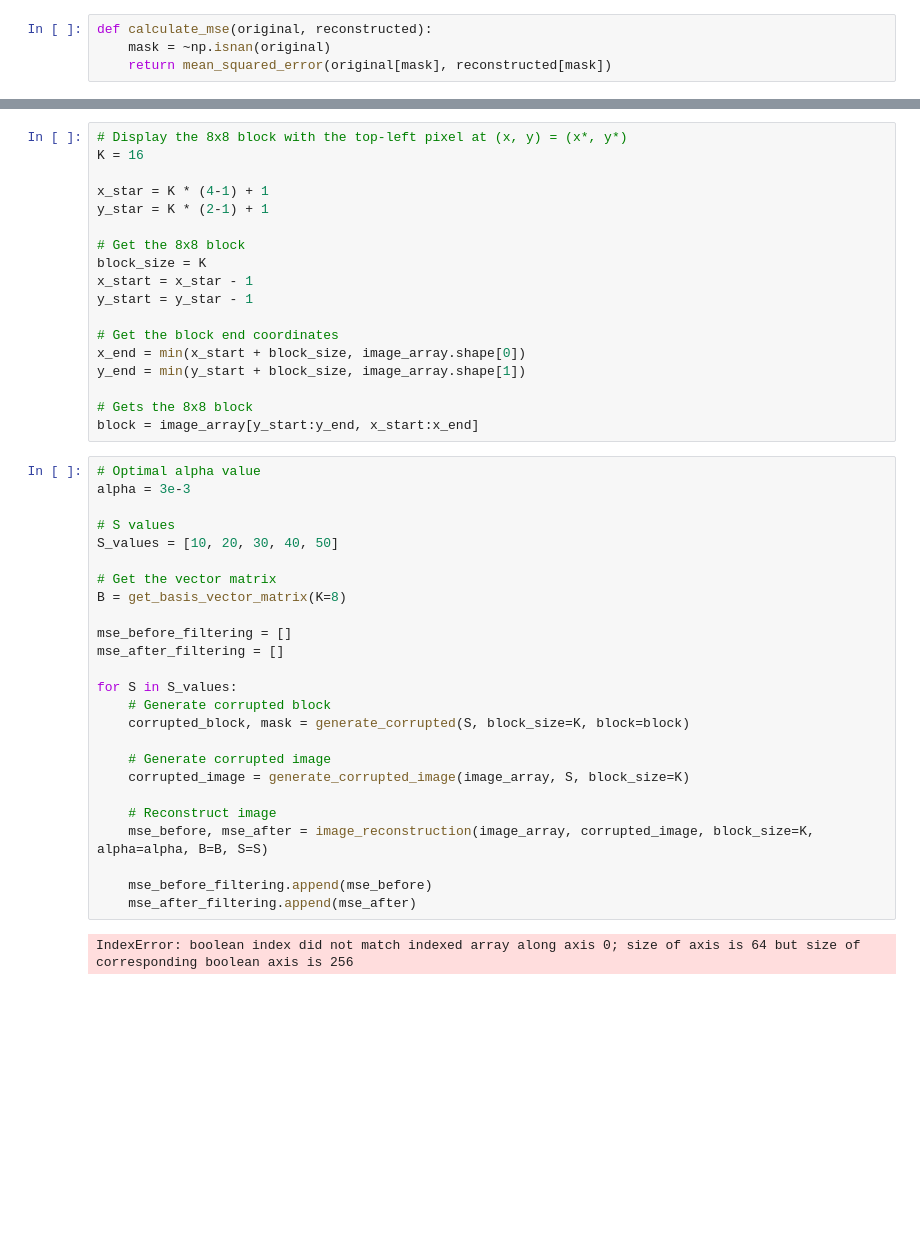
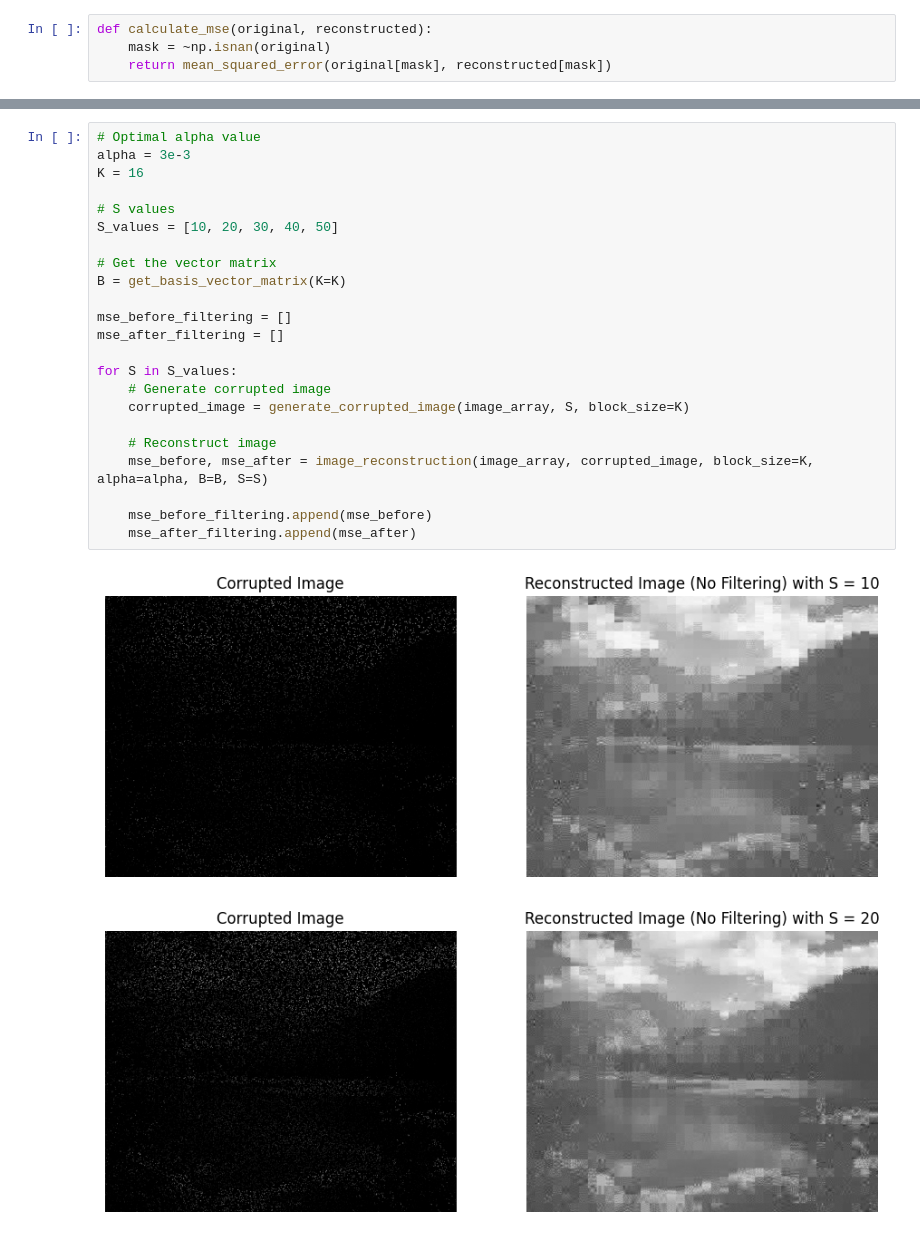
Before and after one commit to rngtang/image-recovery, a Jupyter notebook: checkpoint3/image-reconstruction.ipynb, the cells around one changed output, grey strips where cells are left out. Saved outputs shown, nothing was run; the diff lists cells and outputs as text; blank space fills up the shorter version.

```diff
--- a/checkpoint3/image-reconstruction.ipynb
+++ b/checkpoint3/image-reconstruction.ipynb
@@ -166,48 +170,29 @@ image = Image.open(image_path).convert('L')
 
 # Convert the image to a numpy array
 image_array = np.array(image)
-# %%
-# Display the 8x8 block with the top-left pixel at (x, y) = (x*, y*)
-K = 16
-
-x_star = K * (4-1) + 1
-y_star = K * (2-1) + 1
-
-# Get the 8x8 block
-block_size = K
-x_start = x_star - 1
-y_start = y_star - 1
-
-# Get the block end coordinates
-x_end = min(x_start + block_size, image_array.shape[0])
-y_end = min(y_start + block_size, image_array.shape[1])
-
-# Gets the 8x8 block
-block = image_array[y_start:y_end, x_start:x_end]
 # %%
 # Optimal alpha value
 alpha = 3e-3
+K = 16
 
 # S values
 S_values = [10, 20, 30, 40, 50]
 
 # Get the vector matrix
-B = get_basis_vector_matrix(K=8)
+B = get_basis_vector_matrix(K=K)
 
 mse_before_filtering = []
 mse_after_filtering = []
 
 for S in S_values:
-    # Generate corrupted block
-    corrupted_block, mask = generate_corrupted(S, block_size=K, block=block)
-
     # Generate corrupted image
     corrupted_image = generate_corrupted_image(image_array, S, block_size=K)
 
     # Reconstruct image
     mse_before, mse_after = image_reconstruction(image_array, corrupted_image, block_size=K, alpha=alpha, B=B, S=S)
 
     mse_before_filtering.append(mse_before)
     mse_after_filtering.append(mse_after)
 # %% [output]
-IndexError: boolean index did not match indexed array along axis 0; size of axis is 64 but size of corresponding boolean axis is 256
+[figure, added]
+[figure, added]
```
Also changed, not shown: parts of 5 cells of this notebook, 1 other file.
